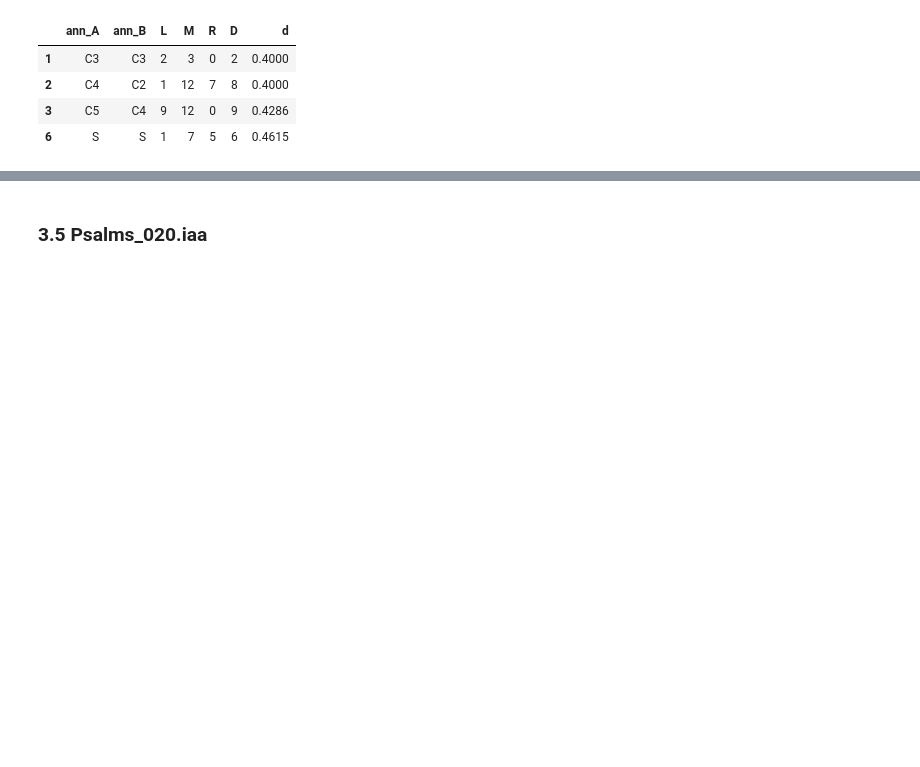
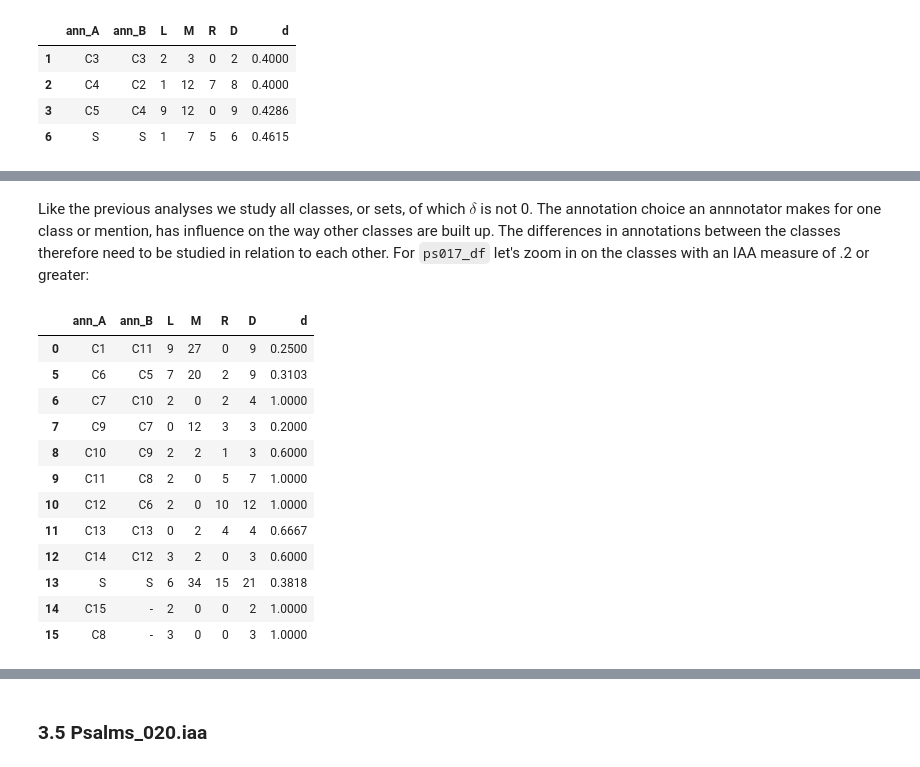
Before and after one commit to cmerwich/participant-analysis, a Jupyter notebook: iaa/iaa-analysis.ipynb, the cells around one changed output, grey strips where cells are left out. Cells and saved outputs as stored; diff of their text form; code cells hidden in the pictures; blank space fills up the shorter version.

```diff
--- a/iaa/iaa-analysis.ipynb
+++ b/iaa/iaa-analysis.ipynb
@@ -350,2 +508,20 @@ retrieve_ann('chris_A/Psalms_101.ann', 'gyus_B/Psalms_101.ann')
+# %% [markdown]
+Like the previous analyses we study all classes, or sets, of which $\delta$ is not 0. The annotation choice an annnotator makes for one class or mention, has influence on the way other classes are built up. The differences in annotations between the classes therefore need to be studied in relation to each other. For `ps017_df` let's zoom in on the classes with an IAA measure of .2 or greater:
+# %%
+ps017_df.loc[(ps017_df['d'] >= 0.2)]
+# %% [output]
+|  | ann_A | ann_B | L | M | R | D | d |
+| 0 | C1 | C11 | 9 | 27 | 0 | 9 | 0.2500 |
+| 5 | C6 | C5 | 7 | 20 | 2 | 9 | 0.3103 |
+| 6 | C7 | C10 | 2 | 0 | 2 | 4 | 1.0000 |
+| 7 | C9 | C7 | 0 | 12 | 3 | 3 | 0.2000 |
+| 8 | C10 | C9 | 2 | 2 | 1 | 3 | 0.6000 |
+| 9 | C11 | C8 | 2 | 0 | 5 | 7 | 1.0000 |
+| 10 | C12 | C6 | 2 | 0 | 10 | 12 | 1.0000 |
+| 11 | C13 | C13 | 0 | 2 | 4 | 4 | 0.6667 |
+| 12 | C14 | C12 | 3 | 2 | 0 | 3 | 0.6000 |
+| 13 | S | S | 6 | 34 | 15 | 21 | 0.3818 |
+| 14 | C15 | - | 2 | 0 | 0 | 2 | 1.0000 |
+| 15 | C8 | - | 3 | 0 | 0 | 3 | 1.0000 |
 # %%
 retrieve_ann('chris_A/Psalms_017.ann', 'gyus_B/Psalms_017.ann')
```
Also changed, not shown: parts of 18 cells of this notebook, 16 other files.
